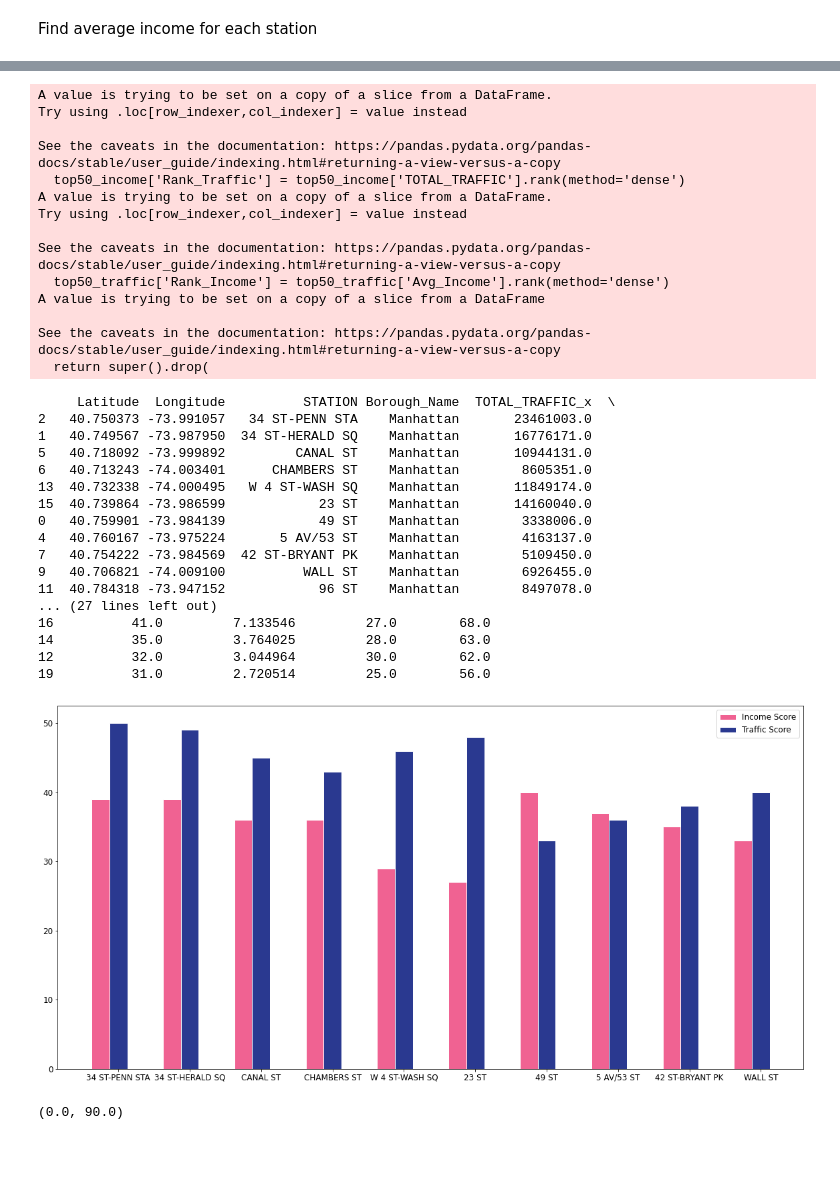
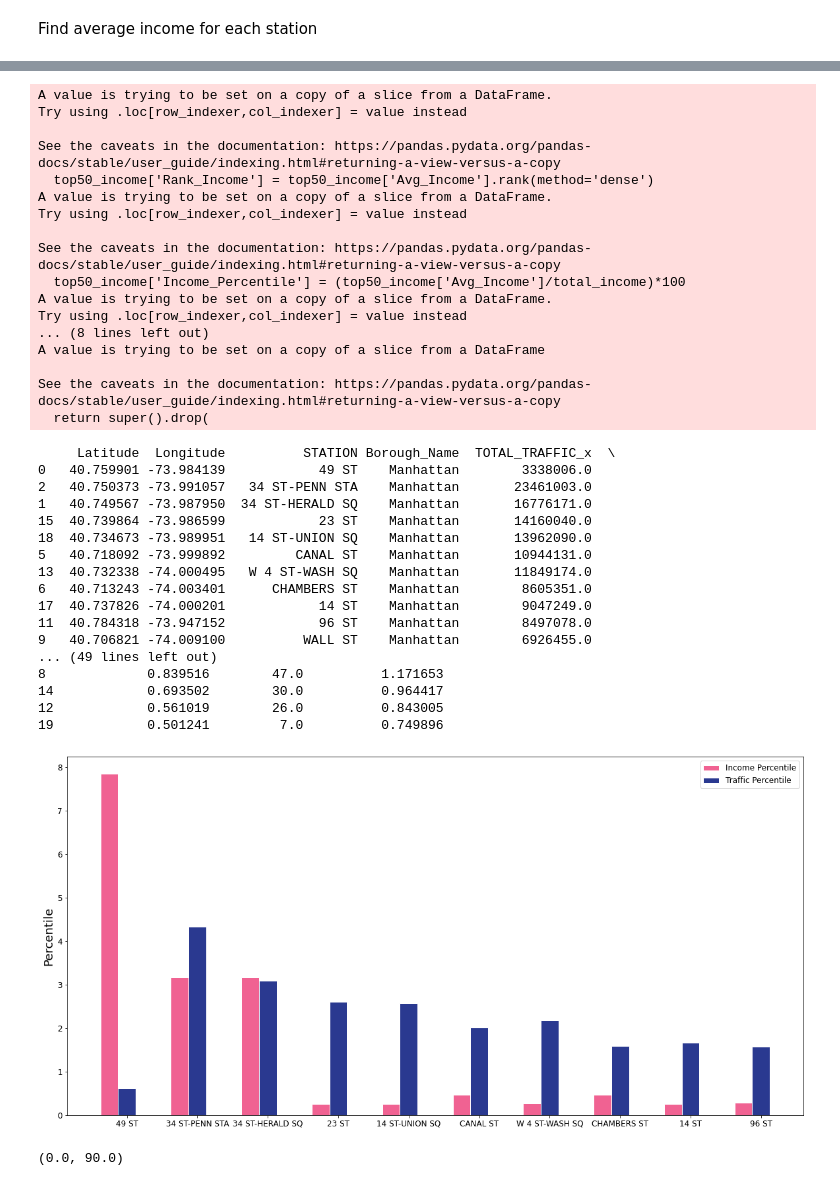
Before and after one commit to racheldilley1/mta-project-1, a Jupyter notebook: Proj2.ipynb, the cells around one changed output, grey strips where cells are left out. Saved outputs shown, nothing was run; the diff lists cells and outputs as text; code cells hidden in the pictures; blank space fills up the shorter version.

Commit message:
add percentile graph

```diff
--- a/Proj2.ipynb
+++ b/Proj2.ipynb
@@ -457,8 +457,10 @@ def find_min_dist(row):
 station_income_df = station_lat_long_df.copy()
 station_income_df['Avg_Income'] = station_income_df.apply(find_min_dist, axis=1)
 station_income_df.sort_values('Avg_Income', ascending=False, inplace=True)
+station_income_df['Avg_Income'] = station_income_df['Avg_Income']/1000
 #station_income_df['Rank_Income'] = station_income_df['Avg_Income'].rank(method='dense')
-station_income_df.head(10)
+#station_income_df.head(10)
+total_income = station_income_df['Avg_Income'].sum()
 station_income_df.duplicated(subset=['STATION'])
-print(station_income_df[station_income_df['STATION']==True])
+print(station_income_df)
 # %% [output]
@@ -470,11 +486,13 @@ top_traffic_stations_df = station_income_df.copy()
 top_traffic_stations_df = top_traffic_stations_df[['Borough_Name','STATION','Avg_Income', 'TOTAL_TRAFFIC']]
 top_traffic_stations_df.sort_values('TOTAL_TRAFFIC', ascending=False, inplace=True)
 #top_traffic_stations_df['Rank_Traffic'] = top_traffic_stations_df['TOTAL_TRAFFIC'].rank(method='dense')
-top_traffic_stations_df['Avg_Income'] = top_traffic_stations_df['Avg_Income']/1000
+#top_traffic_stations_df['Avg_Income'] = top_traffic_stations_df['Avg_Income']/1000
 top_traffic_stations_df['TOTAL_TRAFFIC'] = top_traffic_stations_df['TOTAL_TRAFFIC']/1000000
 top10_traffic_stations_df = top_traffic_stations_df.head(10)
 #print(top_station_income_df )
 print(top_traffic_stations_df )
+total_traffic = top_traffic_stations_df['TOTAL_TRAFFIC'].sum()
+print(total_traffic )
 # %% [output]
       Borough_Name          STATION  Avg_Income  TOTAL_TRAFFIC
 230      Manhattan   34 ST-PENN STA     775.718      23.461003
@@ -493,8 +512,12 @@ print(top_traffic_stations_df )
 # %%
 top50_income = station_income_df.head(50)
-top50_income['Rank_Traffic'] = top50_income['TOTAL_TRAFFIC'].rank(method='dense')
+top50_income['Rank_Income'] = top50_income['Avg_Income'].rank(method='dense')
+top50_income['Income_Percentile'] = (top50_income['Avg_Income']/total_income)*100
+
 top50_traffic = top_traffic_stations_df.head(50)
-top50_traffic['Rank_Income'] = top50_traffic['Avg_Income'].rank(method='dense')
+top50_traffic['Rank_Traffic'] = top50_traffic['TOTAL_TRAFFIC'].rank(method='dense')
+top50_traffic['Traffic_Percentile'] = (top50_traffic['TOTAL_TRAFFIC']/total_traffic)*100
+
 top50_income.drop([ 'Avg_Income'], axis=1, inplace=True)
 top50_traffic.drop([ 'Avg_Income'], axis=1, inplace=True)
 # %% [output]
@@ -502,12 +525,15 @@ A value is trying to be set on a copy of a slice from a DataFrame.
 Try using .loc[row_indexer,col_indexer] = value instead
 
 See the caveats in the documentation: https://pandas.pydata.org/pandas-docs/stable/user_guide/indexing.html#returning-a-view-versus-a-copy
-  top50_income['Rank_Traffic'] = top50_income['TOTAL_TRAFFIC'].rank(method='dense')
+  top50_income['Rank_Income'] = top50_income['Avg_Income'].rank(method='dense')
 A value is trying to be set on a copy of a slice from a DataFrame.
 Try using .loc[row_indexer,col_indexer] = value instead
 
 See the caveats in the documentation: https://pandas.pydata.org/pandas-docs/stable/user_guide/indexing.html#returning-a-view-versus-a-copy
-  top50_traffic['Rank_Income'] = top50_traffic['Avg_Income'].rank(method='dense')
+  top50_income['Income_Percentile'] = (top50_income['Avg_Income']/total_income)*100
+A value is trying to be set on a copy of a slice from a DataFrame.
+Try using .loc[row_indexer,col_indexer] = value instead
+... (8 lines left out)
 A value is trying to be set on a copy of a slice from a DataFrame
 
 See the caveats in the documentation: https://pandas.pydata.org/pandas-docs/stable/user_guide/indexing.html#returning-a-view-versus-a-copy
@@ -515,58 +541,59 @@ See the caveats in the documentation: https://pandas.pydata.org/pandas-docs/stab
 # %%
 top_50_df = top50_income.merge(top50_traffic, how = 'inner', on = ['STATION', 'Borough_Name'])
 top_50_df['Total_Rank'] = top_50_df['Rank_Income'] + top_50_df['Rank_Traffic']
-top_50_df.sort_values('Total_Rank', ascending=False, inplace=True)
+top_50_df['Total_Percentile'] = top_50_df['Traffic_Percentile'] + top_50_df['Income_Percentile']
+top_50_df.sort_values('Total_Percentile', ascending=False, inplace=True)
 top10_rank_df = top_50_df.head(10)
 print(top_50_df)
 # %% [output]
      Latitude  Longitude          STATION Borough_Name  TOTAL_TRAFFIC_x  \
+0   40.759901 -73.984139            49 ST    Manhattan        3338006.0
 2   40.750373 -73.991057   34 ST-PENN STA    Manhattan       23461003.0
 1   40.749567 -73.987950  34 ST-HERALD SQ    Manhattan       16776171.0
+15  40.739864 -73.986599            23 ST    Manhattan       14160040.0
+18  40.734673 -73.989951   14 ST-UNION SQ    Manhattan       13962090.0
 5   40.718092 -73.999892         CANAL ST    Manhattan       10944131.0
+13  40.732338 -74.000495   W 4 ST-WASH SQ    Manhattan       11849174.0
 6   40.713243 -74.003401      CHAMBERS ST    Manhattan        8605351.0
-13  40.732338 -74.000495   W 4 ST-WASH SQ    Manhattan       11849174.0
-15  40.739864 -73.986599            23 ST    Manhattan       14160040.0
-0   40.759901 -73.984139            49 ST    Manhattan        3338006.0
-4   40.760167 -73.975224       5 AV/53 ST    Manhattan        4163137.0
-7   40.754222 -73.984569  42 ST-BRYANT PK    Manhattan        5109450.0
+17  40.737826 -74.000201            14 ST    Manhattan        9047249.0
+11  40.784318 -73.947152            96 ST    Manhattan        8497078.0
 9   40.706821 -74.009100          WALL ST    Manhattan        6926455.0
-11  40.784318 -73.947152            96 ST    Manhattan        8497078.0
-... (27 lines left out)
-16          41.0         7.133546         27.0        68.0
-14          35.0         3.764025         28.0        63.0
-12          32.0         3.044964         30.0        62.0
-19          31.0         2.720514         25.0        56.0
+... (49 lines left out)
+8             0.839516        47.0          1.171653
+14            0.693502        30.0          0.964417
+12            0.561019        26.0          0.843005
+19            0.501241         7.0          0.749896
 # %%
 barWidth = 0.25
 
 # set height of bar
 #bars1 = [12, 30, 1, 8, 22]
 #bars2 = [28, 6, 16, 5, 10]
 #bars3 = [29, 3, 24, 25, 17]
 
 # Set position of bar on X axis
 r1 = np.arange(len(top10_rank_df['Rank_Income']))
 r2 = [x + barWidth for x in r1]
 #r3 = [x + barWidth for x in r2]
 
 # Make the plot
-plt.bar(r1,top10_rank_df['Rank_Income'], color= '#f06292', width=barWidth, edgecolor='white', label='Income Score')
-plt.bar(r2, top10_rank_df['Rank_Traffic'], color='#2a3990', width=barWidth, edgecolor='white', label='Traffic Score')
+plt.bar(r1,top10_rank_df['Income_Percentile'], color= '#f06292', width=barWidth, edgecolor='white', label='Income Percentile')
+plt.bar(r2, top10_rank_df['Traffic_Percentile'], color='#2a3990', width=barWidth, edgecolor='white', label='Traffic Percentile')
 #plt.bar(r3, bars3, color='#2d7f5e', width=barWidth, edgecolor='white', label='var3')
-
+plt.ylabel("Percentile",fontsize=18)
 # Add xticks on the middle of the group bars
 #plt.xlabel('group', fontweight='bold')
 plt.xticks([r + barWidth for r in range(len(top10_rank_df['Rank_Income']))], top10_rank_df['STATION'])
 
 plt.rcParams['font.size']= 12
 plt.legend()
 plt.savefig('top10_rank_bar.png', dpi=300)
 plt.show()
 
 #plt.ylabel("Rank",fontsize=18)
 #plt.title("Top 10 Stations with Highest Incomes",fontsize=27)
 # %% [output]
-[figure, old version]
+[figure, new version]
 # %%
 top10_rank_df = top_50_df.head(10)
 ax = plt.subplot(111)
```
Also changed, not shown: parts of 4 cells of this notebook, 1 other file.
